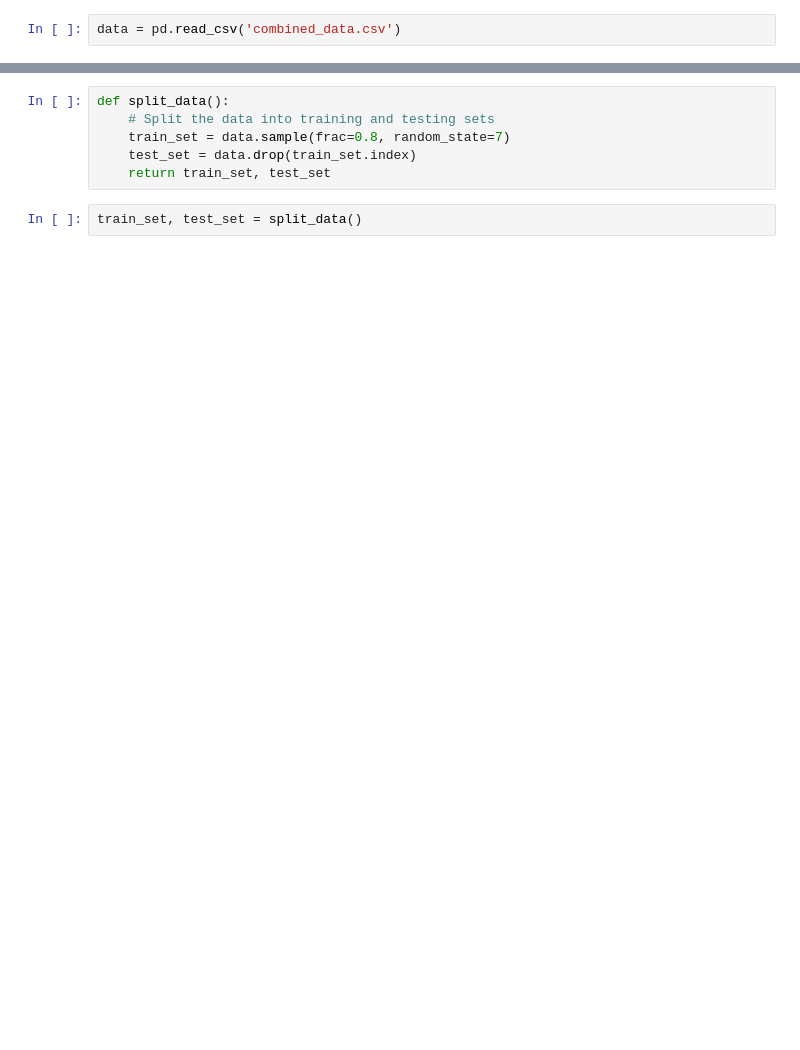
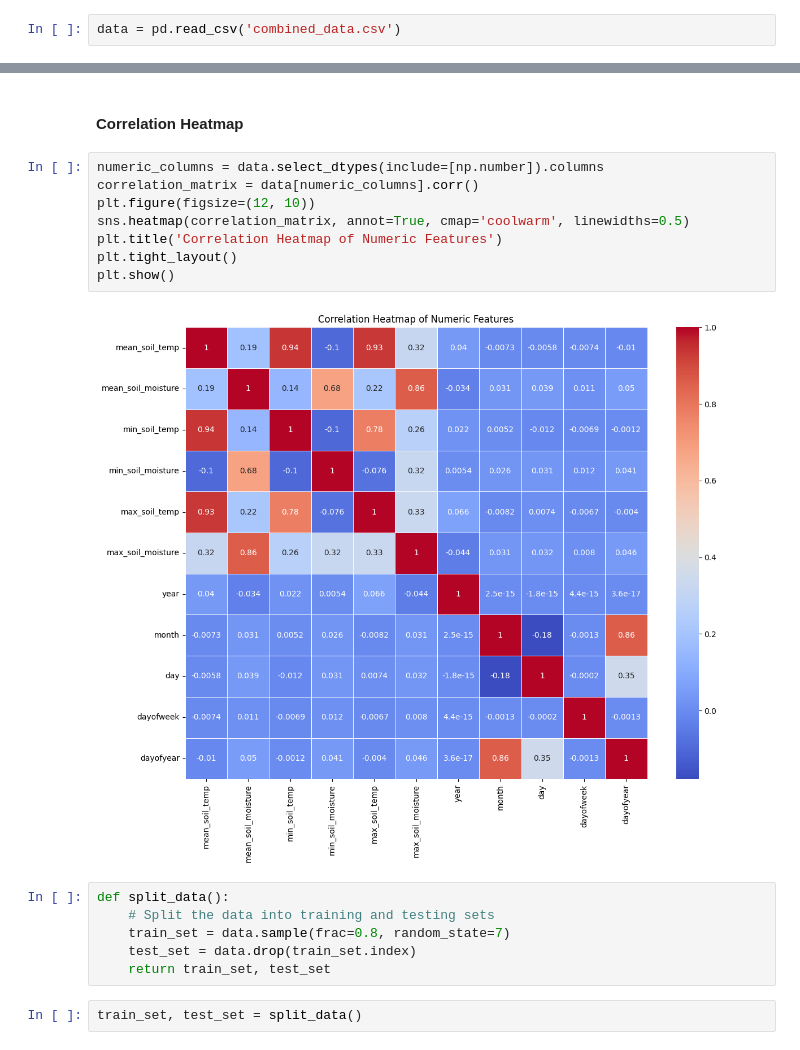
Before and after one commit to FranThe3rd/Spring-Predictor-ML, a Jupyter notebook: SpringPredictor.ipynb, the cells around one changed output, grey strips where cells are left out. Cells and saved outputs as stored; diff of their text form; blank space fills up the shorter version.

```diff
--- a/SpringPredictor.ipynb
+++ b/SpringPredictor.ipynb
@@ -111,3 +193,15 @@ data.hist(bins=50, figsize=(20,15));
+# %% [markdown]
+#### **Correlation Heatmap**
+# %%
+numeric_columns = data.select_dtypes(include=[np.number]).columns
+correlation_matrix = data[numeric_columns].corr()
+plt.figure(figsize=(12, 10))
+sns.heatmap(correlation_matrix, annot=True, cmap='coolwarm', linewidths=0.5)
+plt.title('Correlation Heatmap of Numeric Features')
+plt.tight_layout()
+plt.show()
+# %% [output]
+[figure, added]
 # %%
 def split_data():
     # Split the data into training and testing sets
```
Also changed, not shown: parts of 10 cells of this notebook, 1 other file.
